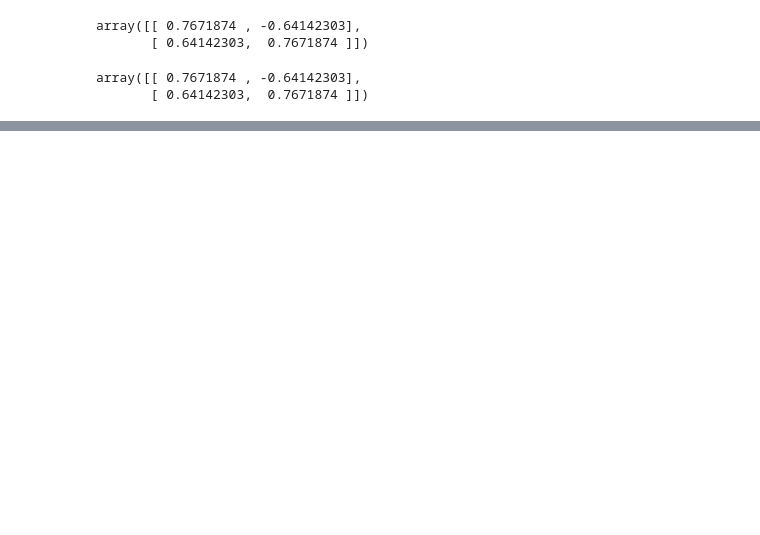
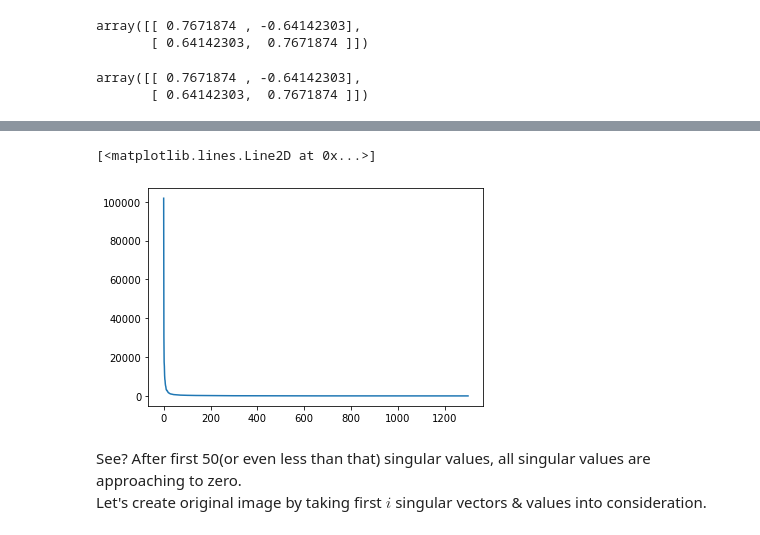
Before and after one commit to TheAnkurGoswami/Study-Notes, a Jupyter notebook: Deep Learning Book Notes/Linear Algebra.ipynb, the cells around one changed output, grey strips where cells are left out. Saved outputs shown, nothing was run; the diff lists cells and outputs as text; code cells hidden in the pictures; blank space fills up the shorter version.

```diff
--- a/Deep Learning Book Notes/Linear Algebra.ipynb
+++ b/Deep Learning Book Notes/Linear Algebra.ipynb
@@ -685,0 +719,8 @@ array([[ 0.7671874 , -0.64142303],
+# %%
+plt.plot(D)
+# %% [output]
+[<matplotlib.lines.Line2D at 0x...>]
+[figure, added]
+# %% [markdown]
+See? After first 50(or even less than that) singular values, all singular values are approaching to zero.
+<br>Let's create original image by taking first $i$ singular vectors & values into consideration.
```
Also changed, not shown: parts of 21 cells of this notebook.
